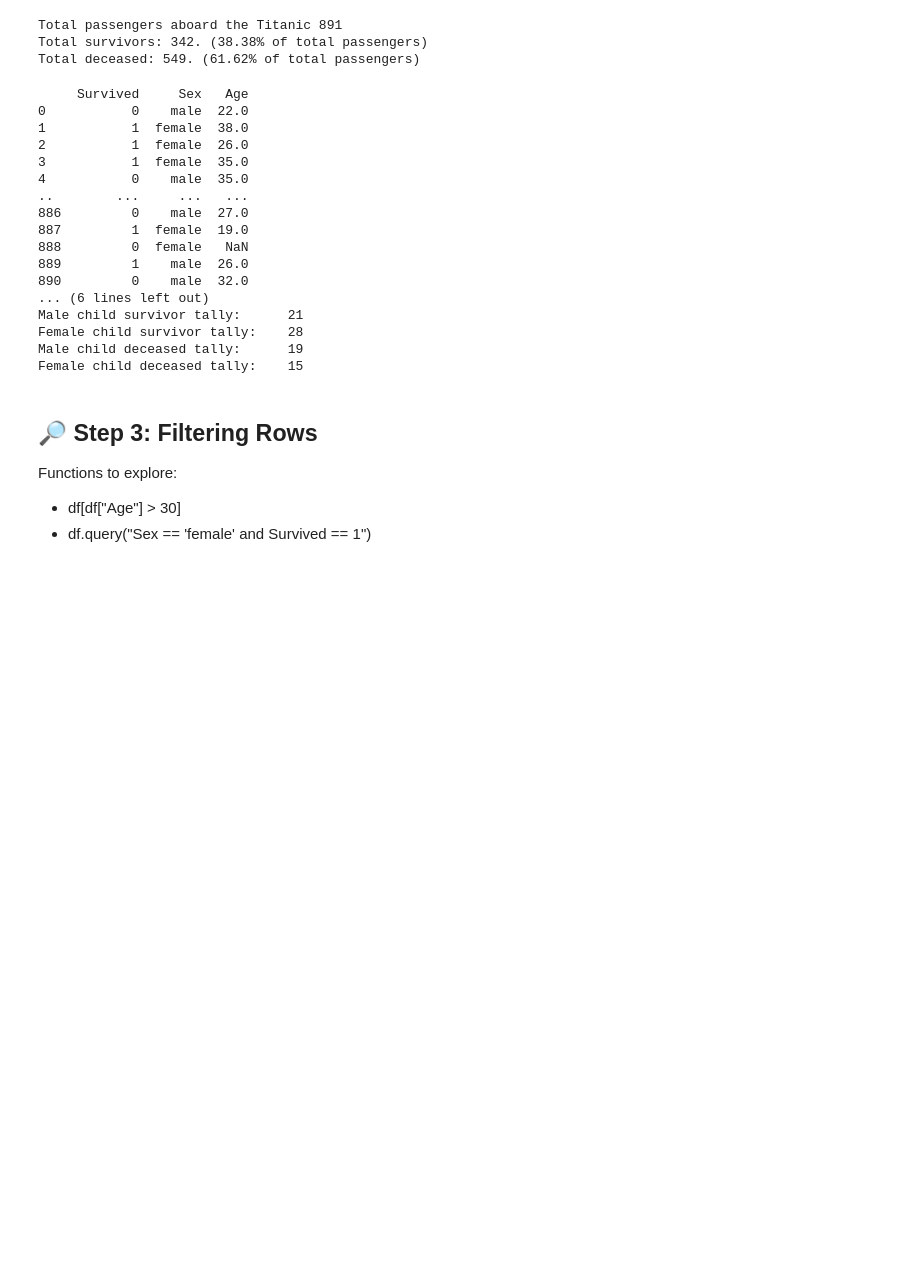
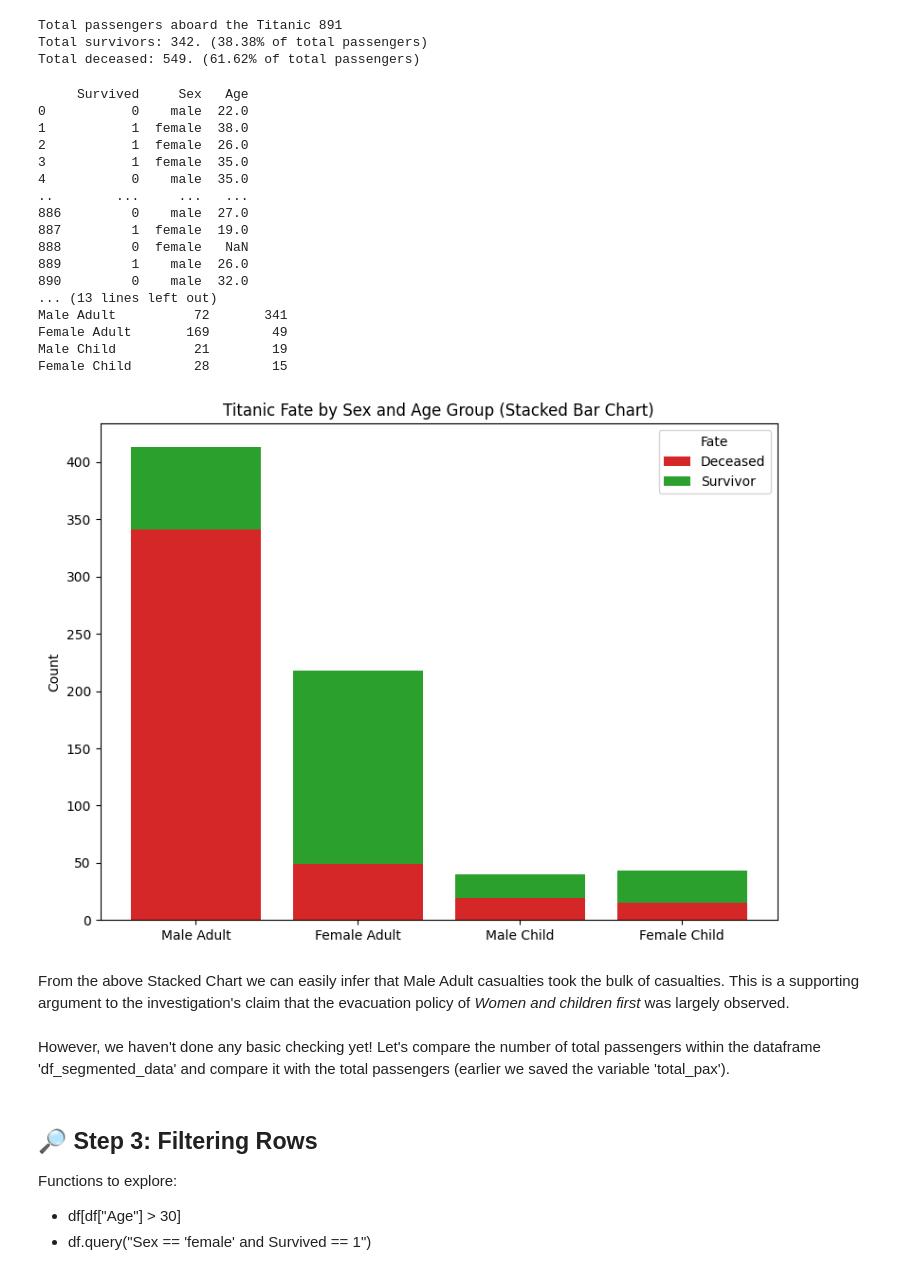
Before and after one commit to gbaltar-uiab1/titanic_pandas, a Jupyter notebook: Titanic_Pandas_Practice_Notebook.ipynb, the cells around one changed output. Saved outputs shown, nothing was run; the diff lists cells and outputs as text; code cells hidden in the pictures; blank space fills up the shorter version.

```diff
--- a/Titanic_Pandas_Practice_Notebook.ipynb
+++ b/Titanic_Pandas_Practice_Notebook.ipynb
@@ -382,38 +385,95 @@ print(f"Female adult decesed tally:\t{female_adult_deceased}")
 print(f"Male child survivor tally:\t{male_child_survivor}")
 print(f"Female child survivor tally:\t{female_child_survivor}")
 
 print(f"Male child deceased tally:\t{male_child_deceased}")
 print(f"Female child deceased tally:\t{female_child_deceased}")
 
 
+# Plot deceased and survivor number for each category using a stacked bar chart.
+
+import matplotlib.pyplot as plt
+
+# Transform the variables into a dictionary of lists (we need this to create a Dataframe)
+
+segmented_data = {
+    'Group' : ['Male Adult', 'Female Adult', 'Male Child', 'Female Child'],
+
+    # Survivor counts (aligned with 'Group')
+    'Survivor' : [male_adult_survivor, female_adult_survivor, male_child_survivor, female_child_survivor],
+
+    # Deceased counts (aligned with 'Group')
+    'Deceased' : [male_adult_deceased, female_adult_deceased, male_child_deceased, female_child_deceased]
+}
+
+
+# Create the Dataframe
+df_segmented_data = pd.DataFrame(segmented_data)
+
+df_segmented_data.head()
+
+# Use 'Group' as Index
+df_segmented_data = df_segmented_data.set_index('Group')
+
+
+# Initialise Matplotlib plot
+fig, ax = plt.subplots(figsize=(8, 6))
+
+# Plot the base of the stack (Deceased count values)
+p1 = ax.bar(df_segmented_data.index, df_segmented_data['Deceased'], label='Deceased', color='#d62728')
+
+# Plot the top of the stack (Survivor count values)
+p2 = ax.bar(df_segmented_data.index, df_segmented_data['Survivor'], bottom=df_segmented_data['Deceased'], label='Survivor', color='#2ca02c')
+
+# Write out labels and chart title
+ax.set_ylabel('Count')
+ax.set_title('Titanic Fate by Sex and Age Group (Stacked Bar Chart)')
+ax.legend(title='Fate')
+
+
+# Tidy up chart layout
+plt.xticks(rotation=0)
+plt.tight_layout()
+
+# Save the figure
+plt.savefig('titanic_stacked_bar_chart.png')
+
+
+
+
 
 # female_adult_survivor
 # male_adult_deceased
 # female_adult_deceased
 # male_child_survivor
 # female_child_survivor
 # male_child_deceased
 # female_child_deceased
 
 # Check if Total Count tallies to Total Pax (otherwise there's sth wrong in data!)
 # %% [output]
      Survived     Sex   Age
 0           0    male  22.0
 1           1  female  38.0
 2           1  female  26.0
 3           1  female  35.0
 4           0    male  35.0
 ..        ...     ...   ...
 886         0    male  27.0
 887         1  female  19.0
 888         0  female   NaN
 889         1    male  26.0
 890         0    male  32.0
-... (6 lines left out)
-Male child survivor tally:      21
-Female child survivor tally:    28
-Male child deceased tally:      19
-Female child deceased tally:    15
+... (13 lines left out)
+Male Adult          72       341
+Female Adult       169        49
+Male Child          21        19
+Female Child        28        15
+[figure, added]
+# %% [markdown]
+From the above Stacked Chart we can easily infer that Male Adult casualties took the bulk of casualties.
+This is a supporting argument to the investigation's claim that the evacuation policy of *Women and children first* was largely observed.
+# %% [markdown]
+However, we haven't done any basic checking yet! Let's compare the number of total passengers within the dataframe 'df_segmented_data' and compare it with the total passengers (earlier we saved the variable 'total_pax').
 # %% [markdown]
 
 ## 🔎 Step 3: Filtering Rows
```
Also changed, not shown: parts of 2 cells of this notebook, 1 other file.
